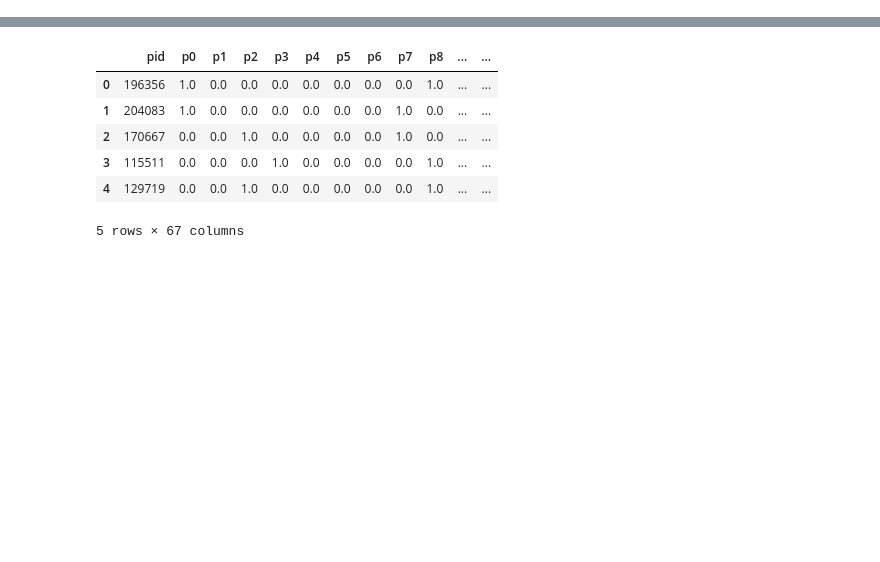
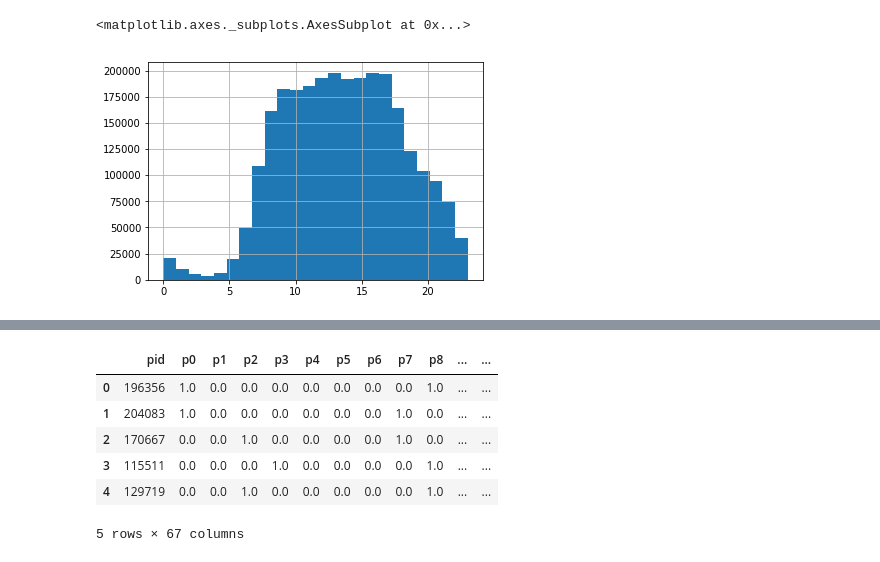
Before and after one commit to MitsuruFujiwara/KDD-Cup-2019, a Jupyter notebook: src/EDA.ipynb, the cells around one changed output, grey strips where cells are left out. Cells and saved outputs as stored; diff of their text form; code cells hidden in the pictures; blank space fills up the shorter version.

Commit message:
add train

```diff
--- a/src/EDA.ipynb
+++ b/src/EDA.ipynb
@@ -15,3 +17,29 @@ test_queries = pd.read_csv('../input/data_set_phase1/test_queries.csv')
 train_clicks = pd.read_csv('../input/data_set_phase1/train_clicks.csv')
 train_plans = pd.read_csv('../input/data_set_phase1/train_plans.csv')
 train_queries = pd.read_csv('../input/data_set_phase1/train_queries.csv')
+# %%
+# merge click
+train_plans = pd.merge(train_plans, train_clicks[['sid','click_mode']], on='sid', how='outer')
+
+# fill na
+train_plans['click_mode'].fillna(0, inplace=True)
+
+# set test target as nan
+test_plans['click_mode'] = np.nan
+
+# merge train & test
+plans = train_plans.append(test_plans)
+
+del train_plans, test_plans
+gc.collect()
+
+# reset index
+plans.reset_index(inplace=True,drop=True)
+
+# load JSON
+for key in tqdm_notebook(['distance', 'price', 'eta', 'transport_mode']):
+    plans[key] = plans.plans.apply(lambda x: loadJSON(x,key))
+
+# flattenData
+plans_df = [FlattenData(plans, key) for key in tqdm_notebook(['distance', 'price', 'eta', 'transport_mode'])]
+plans_df = pd.concat(plans_df,axis=1)
@@ -17,0 +49,5 @@ train_queries = pd.read_csv('../input/data_set_phase1/train_queries.csv')
+# %%
+plans_df.dropna(inplace=True)
+plans_df = pd.merge(plans_df.reset_index(), plans[['sid','plan_time', 'click_mode']], on='sid',how='outer')
+plans_df['target'] = (plans_df['transport_mode']==plans_df['click_mode']).astype(int)
+plans_df.head()
@@ -17,0 +61,9 @@ train_queries = pd.read_csv('../input/data_set_phase1/train_queries.csv')
+# %%
+plans_df['plan_time'] = pd.to_datetime(plans_df.plan_time)
+plans_df['weekday'] = plans_df['plan_time'].dt.weekday
+plans_df['hour'] = plans_df['plan_time'].dt.hour
+# %%
+plans_df['plan_time'].dt.hour.hist(bins=24)
+# %% [output]
+<matplotlib.axes._subplots.AxesSubplot at 0x...>
+[figure, added]
```
Also changed, not shown: parts of 20 cells of this notebook, 4 other files.
